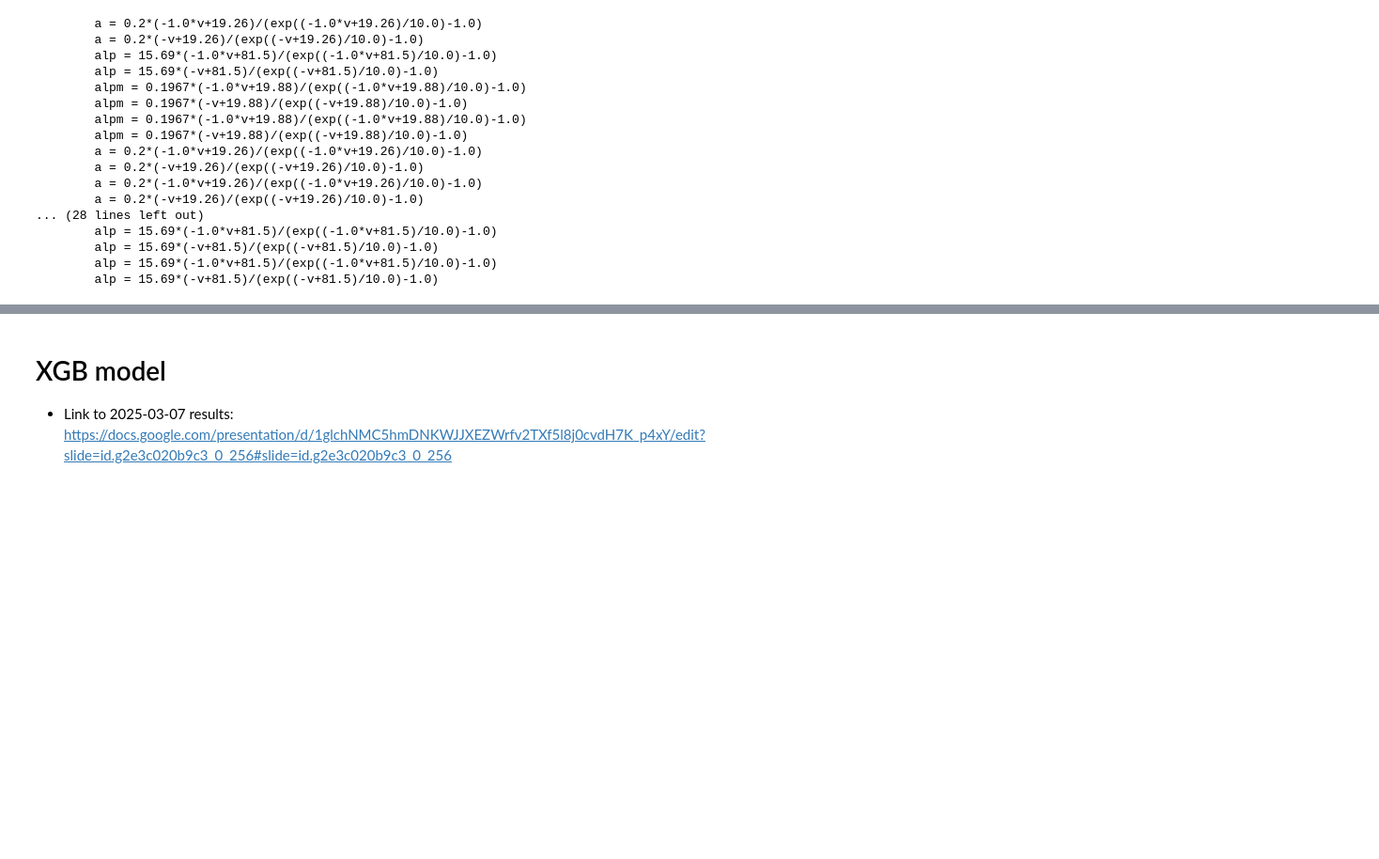
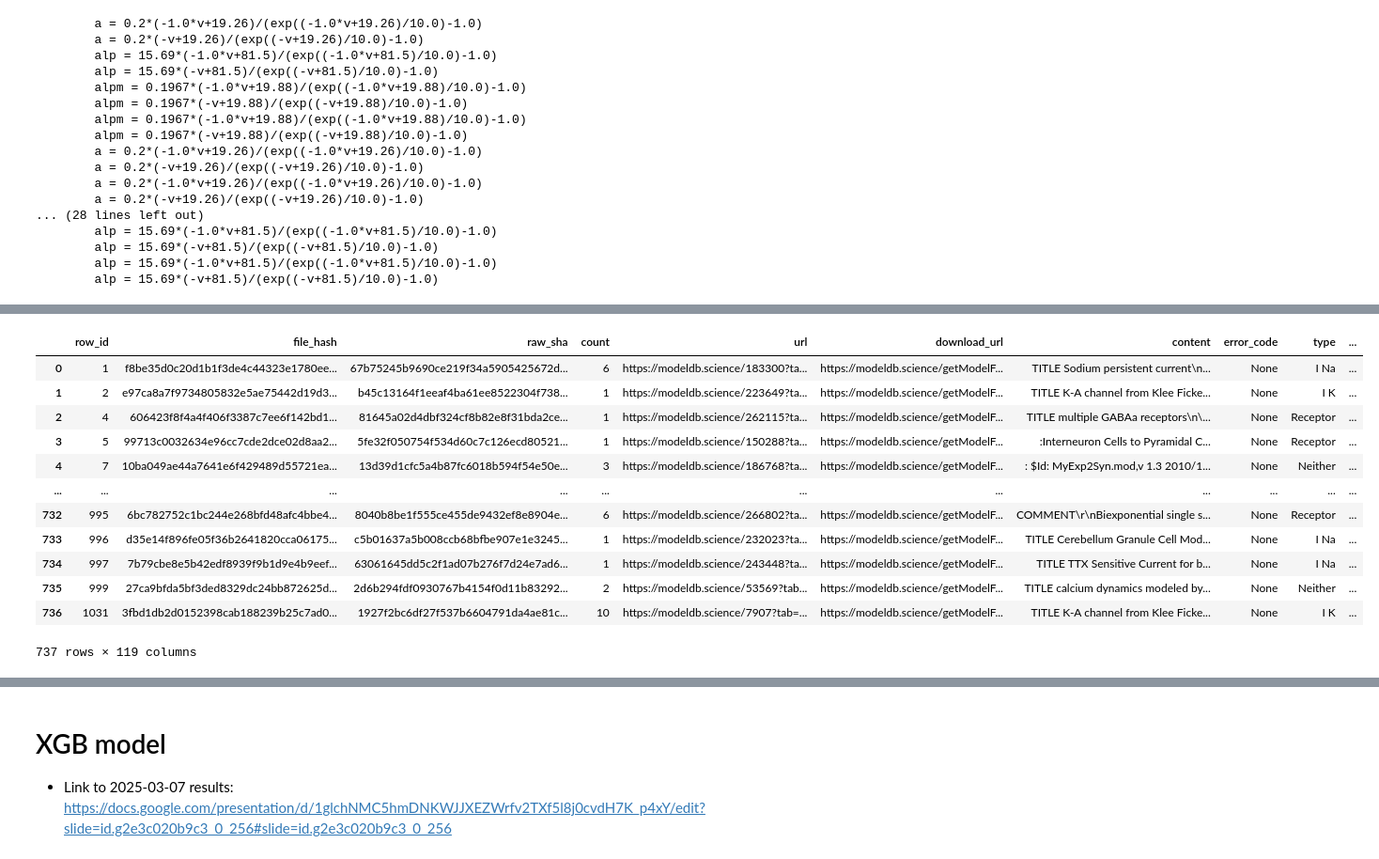
Before and after one commit to innacohen/mod-annotation, a Jupyter notebook: code/02_pipeline.ipynb, the cells around one changed output, grey strips where cells are left out. Shown at 94% size. Saved outputs shown, nothing was run; the diff lists cells and outputs as text; code cells hidden in the pictures; blank space fills up the shorter version.

```diff
--- a/code/02_pipeline.ipynb
+++ b/code/02_pipeline.ipynb
@@ -1059,0 +1055,9 @@ gpt_df3 = (gpt_df2
+# %%
+raw_sim_df = pd.read_csv("../data/raw/sim_features.csv")
+# %%
+sim_df = (
+    raw_sim_df
+    .assign(mod_name=lambda df: df['mod_file'].str.replace('.mod', '', regex=False))
+    .drop(columns=["suffix"])
+    .rename(columns=lambda col: col if col in ['mod_file', 'mod_name'] else f"{col}_simfeat")
+)
@@ -1202,3 +1231,19 @@ json_df3 = json_df2.drop(columns=['read_ion2', 'write_ion2']).join(read_df, rsuf
+# %%
+json_df3.merge(sim_df, how="left", on="mod_name")
+# %% [output]
+|  | row_id | file_hash | raw_sha | count | url | download_url | content | error_code | type | ... |
+| 0 | 1 | f8be35d0c20d1b1f3de4c44323e1780ee... | 67b75245b9690ce219f34a5905425672d... | 6 | https://modeldb.science/183300?ta... | https://modeldb.science/getModelF... | TITLE Sodium persistent current\n... | None | I Na | ... |
+| 1 | 2 | e97ca8a7f9734805832e5ae75442d19d3... | b45c13164f1eeaf4ba61ee8522304f738... | 1 | https://modeldb.science/223649?ta... | https://modeldb.science/getModelF... | TITLE K-A channel from Klee Ficke... | None | I K | ... |
+| 2 | 4 | 606423f8f4a4f406f3387c7ee6f142bd1... | 81645a02d4dbf324cf8b82e8f31bda2ce... | 1 | https://modeldb.science/262115?ta... | https://modeldb.science/getModelF... | TITLE multiple GABAa receptors\n\... | None | Receptor | ... |
+| 3 | 5 | 99713c0032634e96cc7cde2dce02d8aa2... | 5fe32f050754f534d60c7c126ecd80521... | 1 | https://modeldb.science/150288?ta... | https://modeldb.science/getModelF... | :Interneuron Cells to Pyramidal C... | None | Receptor | ... |
+| 4 | 7 | 10ba049ae44a7641e6f429489d55721ea... | 13d39d1cfc5a4b87fc6018b594f54e50e... | 3 | https://modeldb.science/186768?ta... | https://modeldb.science/getModelF... | : $Id: MyExp2Syn.mod,v 1.3 2010/1... | None | Neither | ... |
+| ... | ... | ... | ... | ... | ... | ... | ... | ... | ... | ... |
+| 732 | 995 | 6bc782752c1bc244e268bfd48afc4bbe4... | 8040b8be1f555ce455de9432ef8e8904e... | 6 | https://modeldb.science/266802?ta... | https://modeldb.science/getModelF... | COMMENT\r\nBiexponential single s... | None | Receptor | ... |
+| 733 | 996 | d35e14f896fe05f36b2641820cca06175... | c5b01637a5b008ccb68bfbe907e1e3245... | 1 | https://modeldb.science/232023?ta... | https://modeldb.science/getModelF... | TITLE Cerebellum Granule Cell Mod... | None | I Na | ... |
+| 734 | 997 | 7b79cbe8e5b42edf8939f9b1d9e4b9eef... | 63061645dd5c2f1ad07b276f7d24e7ad6... | 1 | https://modeldb.science/243448?ta... | https://modeldb.science/getModelF... | TITLE TTX Sensitive Current for b... | None | I Na | ... |
+| 735 | 999 | 27ca9bfda5bf3ded8329dc24bb872625d... | 2d6b294fdf0930767b4154f0d11b83292... | 2 | https://modeldb.science/53569?tab... | https://modeldb.science/getModelF... | TITLE calcium dynamics modeled by... | None | Neither | ... |
+| 736 | 1031 | 3fbd1db2d0152398cab188239b25c7ad0... | 1927f2bc6df27f537b6604791da4ae81c... | 10 | https://modeldb.science/7907?tab=... | https://modeldb.science/getModelF... | TITLE K-A channel from Klee Ficke... | None | I K | ... |
+737 rows × 119 columns
 # %%
 print("Total shape", json_df3.shape)
 print("Total unique currents/receptors", json_df3["row_id"].nunique())
```
Also changed, not shown: parts of 23 cells of this notebook, 1 other file.
